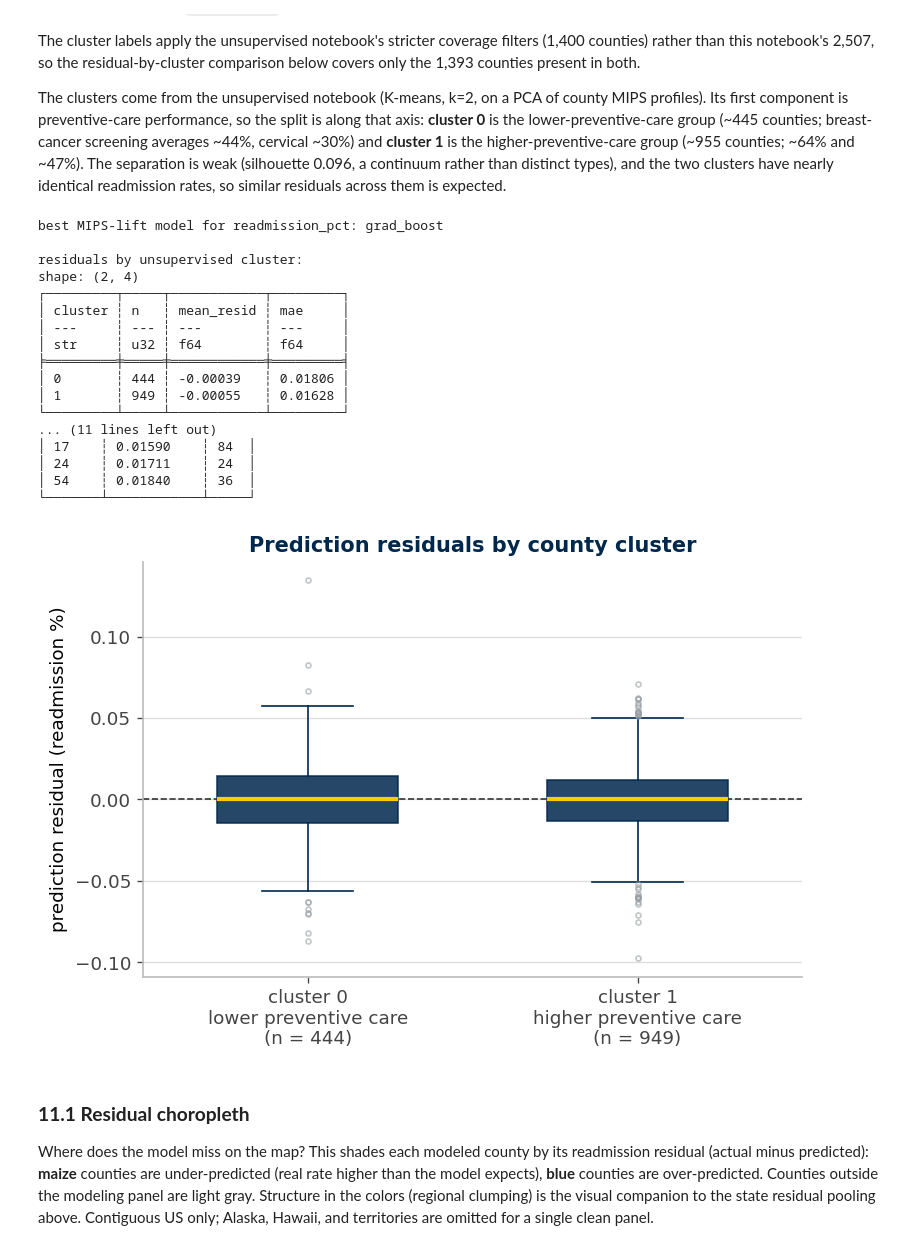
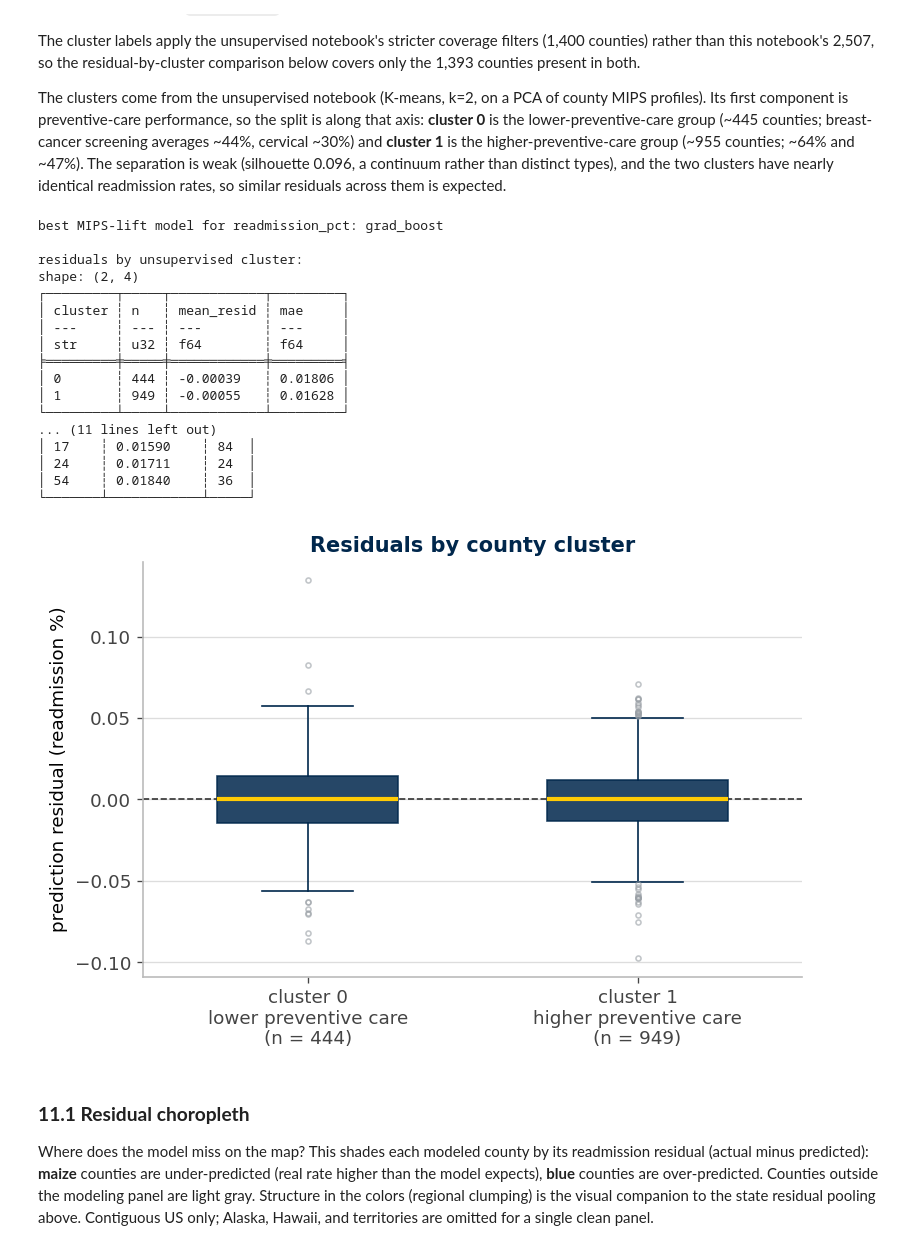
Before and after one commit to memckay/mads-capstone, a Jupyter notebook: notebooks/04_supervised_learning.ipynb, the cells around one changed output. Cells and saved outputs as stored; diff of their text form; code cells hidden in the pictures.

```diff
--- a/notebooks/04_supervised_learning.ipynb
+++ b/notebooks/04_supervised_learning.ipynb
@@ -1260,35 +1260,35 @@ for patch in bp["boxes"]:
 for line in bp["medians"]:
     line.set_color(MAIZE); line.set_linewidth(2.5)
 for el in ("whiskers", "caps"):
     for line in bp[el]:
         line.set_color(BLUE)
 ax.axhline(0, color="#333333", linewidth=1, linestyle="--")
 ax.set_ylabel("prediction residual (readmission %)")
-ax.set_title("Prediction residuals by county cluster", fontsize=12.5)
+ax.set_title("Residuals by county cluster", fontsize=12.5)
 clean_ax(ax, grid_axis="y")
 fig.tight_layout()
 fig.savefig(FIGURES / "sl_residuals_cluster.png")
 fig.savefig(FIGURES / "sl_residuals_cluster.svg", metadata={"Date": None})
 plt.show()
 # %% [output]
 best MIPS-lift model for readmission_pct: grad_boost
 
 residuals by unsupervised cluster:
 shape: (2, 4)
 ┌─────────┬─────┬────────────┬─────────┐
 │ cluster ┆ n   ┆ mean_resid ┆ mae     │
 │ ---     ┆ --- ┆ ---        ┆ ---     │
 │ str     ┆ u32 ┆ f64        ┆ f64     │
 ╞═════════╪═════╪════════════╪═════════╡
 │ 0       ┆ 444 ┆ -0.00039   ┆ 0.01806 │
 │ 1       ┆ 949 ┆ -0.00055   ┆ 0.01628 │
 └─────────┴─────┴────────────┴─────────┘
 ... (11 lines left out)
 │ 17    ┆ 0.01590    ┆ 84  │
 │ 24    ┆ 0.01711    ┆ 24  │
 │ 54    ┆ 0.01840    ┆ 36  │
 └───────┴────────────┴─────┘
-[figure, old version]
+[figure, new version]
 # %% [markdown]
 ### **11.1 Residual choropleth**
 
```
Also changed, not shown: parts of 3 cells of this notebook, 10 other files.
